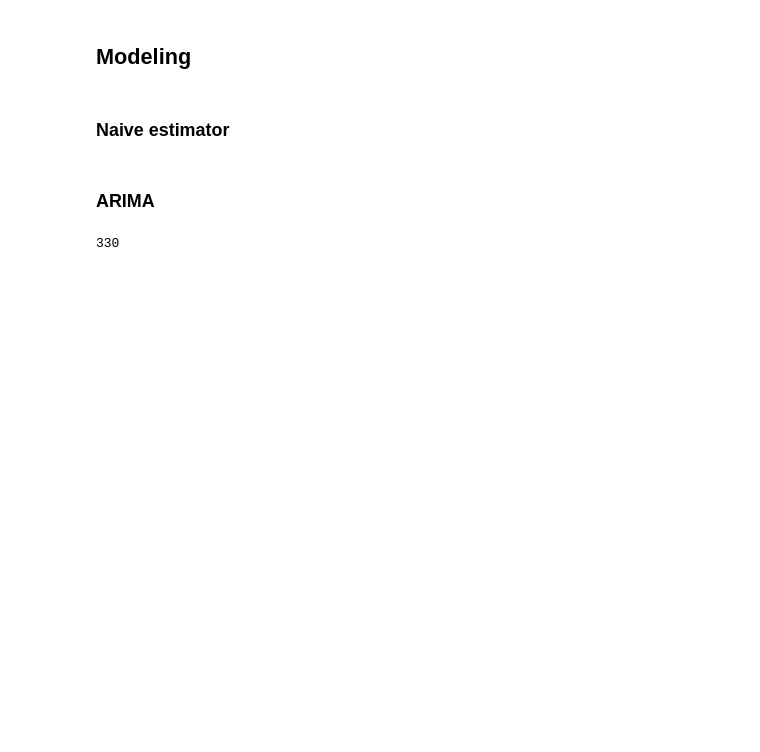
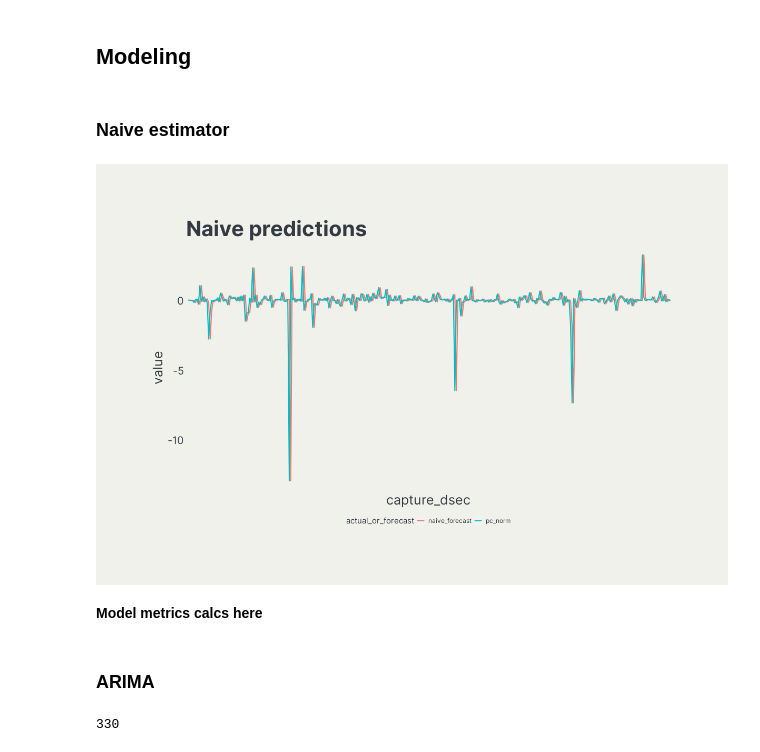
Before and after one commit to sullivannicole/grav-waves, a Jupyter notebook: 02_modeling.ipynb, the cells around one changed output. Saved outputs shown, nothing was run; the diff lists cells and outputs as text; code cells hidden in the pictures; blank space fills up the shorter version.

Commit message:
Naive model estimator

```diff
--- a/02_modeling.ipynb
+++ b/02_modeling.ipynb
@@ -287,6 +287,23 @@ Name: pct_chg, Length: 330, dtype: float64
 ## Modeling
 # %% [markdown]
 ### Naive estimator
+# %%
+%%R -i gw322_dsec -i pc_norm -w 1200 -h 800
+
+gw322_dsec %>%
+  arrange(capture_dsec) %>%
+  mutate(pc_norm = c(NA,pc_norm),
+         naive_forecast = lag(pc_norm)) %>%
+  gather(naive_forecast, pc_norm, key = "actual_or_forecast", value = "value") %>%
+  ggplot(aes(capture_dsec, value, group = actual_or_forecast, color = actual_or_forecast)) +
+  geom_line(size = 1) +
+  labs(title = "Naive predictions") +
+  theme_light_beige +
+  theme(axis.text.x = element_blank())
+# %% [output]
+[figure, added]
+# %% [markdown]
+**Model metrics calcs here**
 # %% [markdown]
 ### ARIMA
 # %%
```
Also changed, not shown: parts of 1 cell of this notebook.
